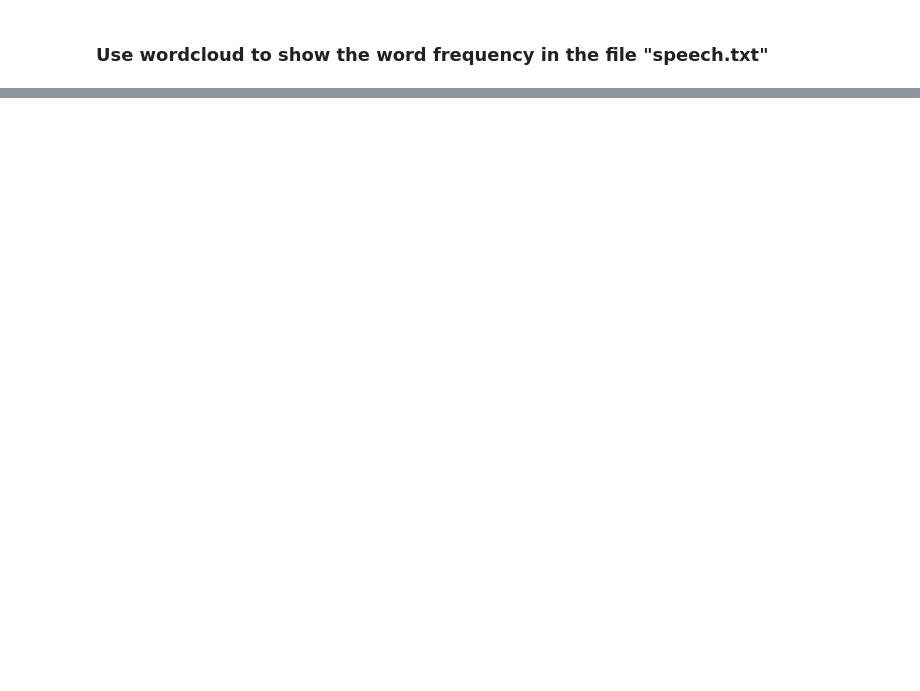
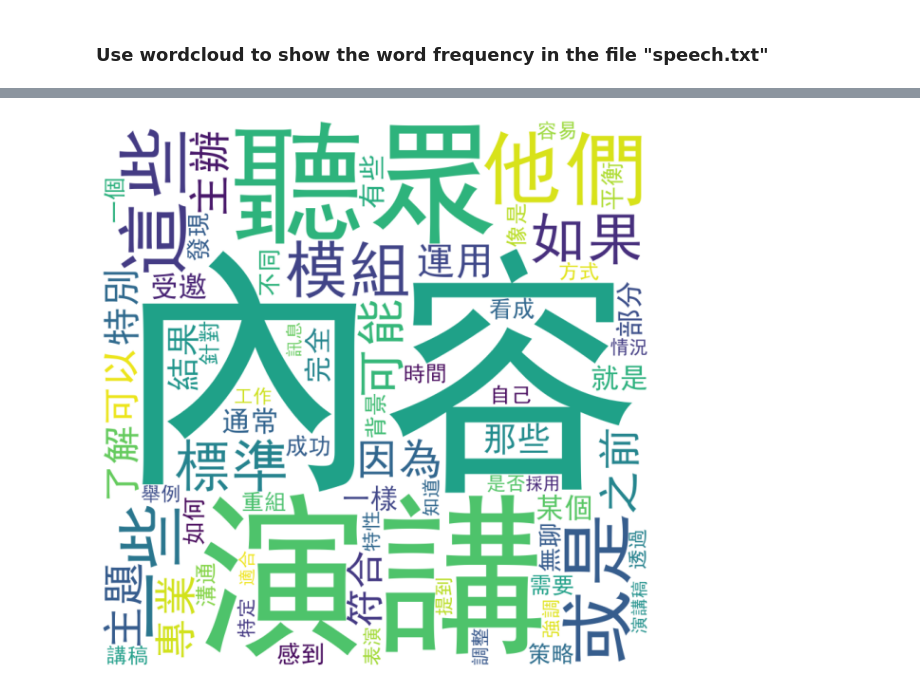
Before and after one commit to ChenLily0928/Python-Tutorial, a Jupyter notebook: TibaMe/homework/作業3 - 中文詞頻統計.ipynb, the cells around one changed output, grey strips where cells are left out. Drawn from its saved outputs; the diff is of its cells as text; code cells hidden in the pictures; blank space fills up the shorter version.

```diff
--- a/TibaMe/homework/作業3 - 中文詞頻統計.ipynb
+++ b/TibaMe/homework/作業3 - 中文詞頻統計.ipynb
@@ -101,0 +81,27 @@ print(sort[:50])  # 輸出前 50
+# %%
+# 取出頻率為 1 的詞，重新產生文字雲比照結果
+userdict = []
+for word, freq in word_freq.items():
+    if(freq == 1):
+        userdict.append(word)
+# print(userdict)
+# %%
+## write your code here
+stopwords = set(userdict)
+
+## show chinese in wordcloud: use WordCloud(font_path='simhei.ttf', ......)
+wordcloud = WordCloud(width = 800, height = 800,
+                      font_path='simhei.ttf',
+                      background_color ='white',
+                      stopwords = stopwords,
+                      min_font_size = 10).generate(words)
+
+# plot the WordCloud image
+plt.figure(figsize = (8, 8), facecolor = None)
+plt.imshow(wordcloud)
+plt.axis("off")
+plt.tight_layout(pad = 0)
+
+plt.show()
+# %% [output]
+[figure, added]
```
Also changed, not shown: parts of 8 cells of this notebook.
